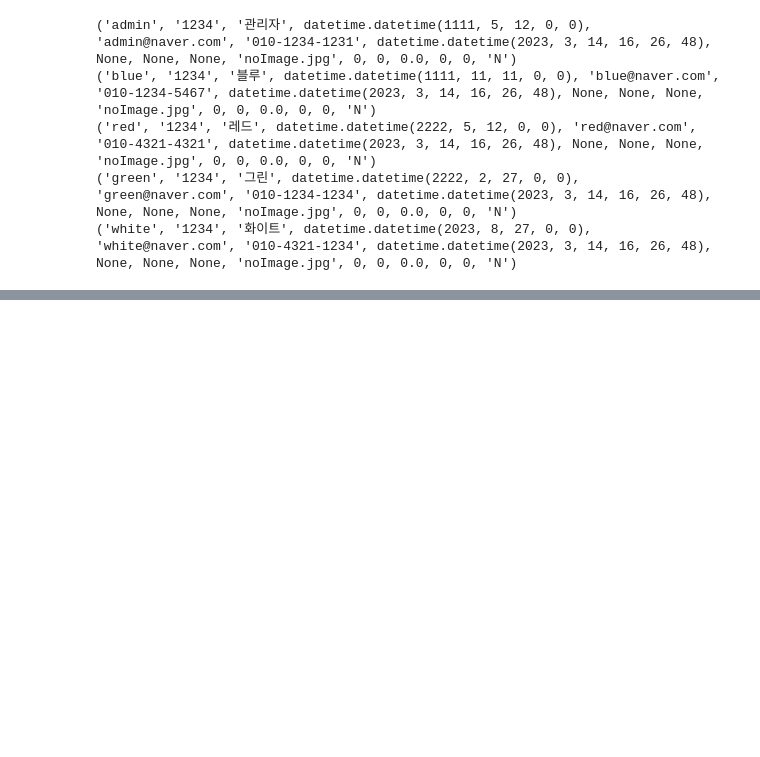
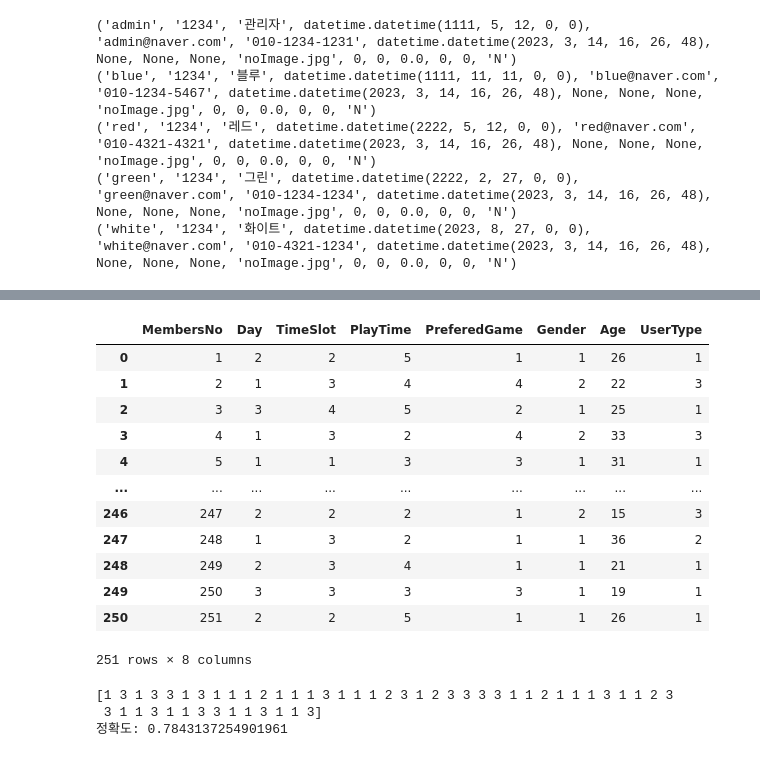
Before and after one commit to wasitacatisaw-ouo/python_practice, a Jupyter notebook: PythonOraclePractice.ipynb, the cells around one changed output, grey strips where cells are left out. Drawn from its saved outputs; the diff is of its cells as text; code cells hidden in the pictures; blank space fills up the shorter version.

```diff
--- a/PythonOraclePractice.ipynb
+++ b/PythonOraclePractice.ipynb
@@ -29,0 +75,47 @@ for row in cursor:
+# %%
+import pandas as pd
+
+userDataDf = pd.read_csv('UserData.csv').dropna()
+userDataDf
+# %% [output]
+|  | MembersNo | Day | TimeSlot | PlayTime | PreferedGame | Gender | Age | UserType |
+| 0 | 1 | 2 | 2 | 5 | 1 | 1 | 26 | 1 |
+| 1 | 2 | 1 | 3 | 4 | 4 | 2 | 22 | 3 |
+| 2 | 3 | 3 | 4 | 5 | 2 | 1 | 25 | 1 |
+| 3 | 4 | 1 | 3 | 2 | 4 | 2 | 33 | 3 |
+| 4 | 5 | 1 | 1 | 3 | 3 | 1 | 31 | 1 |
+| ... | ... | ... | ... | ... | ... | ... | ... | ... |
+| 246 | 247 | 2 | 2 | 2 | 1 | 2 | 15 | 3 |
+| 247 | 248 | 1 | 3 | 2 | 1 | 1 | 36 | 2 |
+| 248 | 249 | 2 | 3 | 4 | 1 | 1 | 21 | 1 |
+| 249 | 250 | 3 | 3 | 3 | 3 | 1 | 19 | 1 |
+| 250 | 251 | 2 | 2 | 5 | 1 | 1 | 26 | 1 |
+251 rows × 8 columns
+# %%
+from sklearn.model_selection import train_test_split
+from sklearn.neighbors import KNeighborsClassifier
+from sklearn.metrics import accuracy_score
+import pandas as pd
+
+userDataDf = pd.read_csv('UserData.csv').dropna()
+
+X = userDataDf[['Day', 'TimeSlot', 'PlayTime', 'PreferedGame', 'Gender', 'Age']]
+y = userDataDf['UserType']
+
+X = pd.get_dummies(X, columns=['Day', 'TimeSlot', 'PreferedGame', 'Gender'])
+
+X_train, X_test, y_train, y_test = train_test_split(X, y, test_size=0.2, random_state=42)
+
+knn = KNeighborsClassifier(n_neighbors=3)
+knn.fit(X_train, y_train)
+
+y_pred = knn.predict(X_test)
+
+accuracy = accuracy_score(y_test, y_pred)
+
+print(y_pred)
+print('정확도:', accuracy)
+# %% [output]
+[1 3 1 3 3 1 3 1 1 1 2 1 1 1 3 1 1 1 2 3 1 2 3 3 3 3 1 1 2 1 1 1 3 1 1 2 3
+ 3 1 1 3 1 1 3 3 1 1 3 1 1 3]
+정확도: 0.7843137254901961
```
Also changed, not shown: parts of 9 cells of this notebook, 3 other files.
